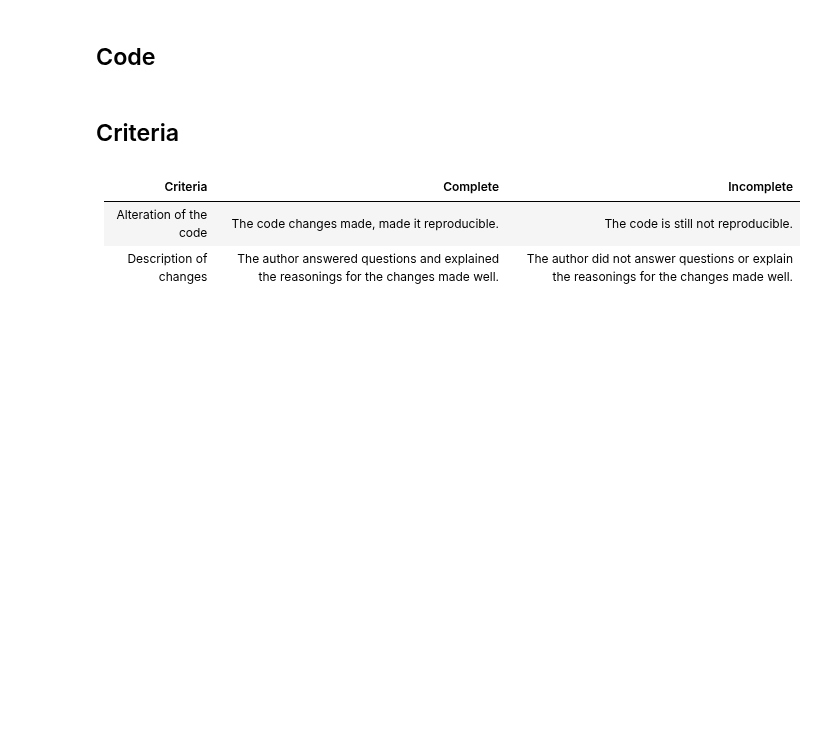
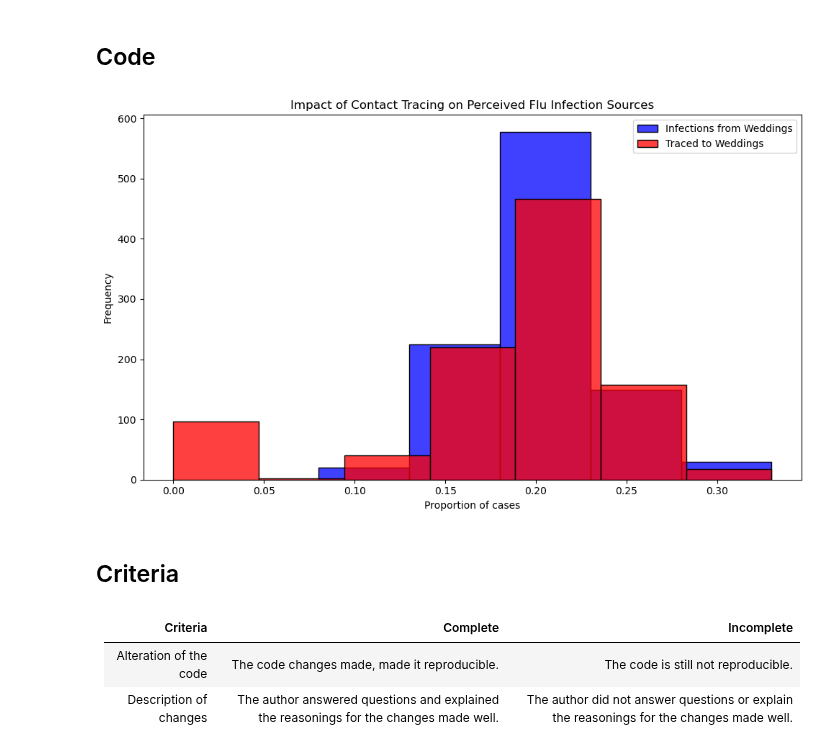
Before and after one commit to UofT-DSI/sampling, a Jupyter notebook: 02_activities/assignments/a1_sampling_and_reproducibility.ipynb, the cells around one changed output. Saved outputs shown, nothing was run; the diff lists cells and outputs as text; code cells hidden in the pictures; blank space fills up the shorter version.

```diff
--- a/02_activities/assignments/a1_sampling_and_reproducibility.ipynb
+++ b/02_activities/assignments/a1_sampling_and_reproducibility.ipynb
@@ -24,6 +48,10 @@ import seaborn as sns
 # these deprecations. Always consider reviewing and removing this suppression after significant library updates.
 import warnings
 warnings.simplefilter(action='ignore', category=FutureWarning)
+
+# Set random seed for reproducibility (Q3)
+np.random.seed(42)
+
 
 # Constants representing the parameters of the model
 ATTACK_RATE = 0.10
@@ -66,34 +94,38 @@ def simulate_event(m):
   # Secondary contact tracing based on event attendance
   event_trace_counts = ppl[ppl['traced'] == True]['event'].value_counts()
   events_traced = event_trace_counts[event_trace_counts >= SECONDARY_TRACE_THRESHOLD].index
   ppl.loc[ppl['event'].isin(events_traced) & ppl['infected'], 'traced'] = True
 
   # Calculate proportions of infections and traces attributed to each event type
   ppl['event_type'] = ppl['event'].str[0]  # 'w' for wedding, 'b' for brunch
   wedding_infections = sum(ppl['infected'] & (ppl['event_type'] == 'w'))
   brunch_infections = sum(ppl['infected'] & (ppl['event_type'] == 'b'))
   p_wedding_infections = wedding_infections / (wedding_infections + brunch_infections)
 
   wedding_traces = sum(ppl['infected'] & ppl['traced'] & (ppl['event_type'] == 'w'))
   brunch_traces = sum(ppl['infected'] & ppl['traced'] & (ppl['event_type'] == 'b'))
   p_wedding_traces = wedding_traces / (wedding_traces + brunch_traces)
 
   return p_wedding_infections, p_wedding_traces
 
 # Run the simulation 1000 times
-results = 1[simulate_event(m) for m in range(1000)]
+results = [simulate_event(m) for m in range(1000)]
+#results = [simulate_event(m) for m in range(10)]
+#results = [simulate_event(m) for m in range(100)]
 props_df = pd.DataFrame(results, columns=["Infections", "Traces"])
 
 # Plotting the results
 plt.figure(figsize=(10, 6))
 sns.histplot(props_df['Infections'], color="blue", alpha=0.75, binwidth=0.05, kde=False, label='Infections from Weddings')
 sns.histplot(props_df['Traces'], color="red", alpha=0.75, binwidth=0.05, kde=False, label='Traced to Weddings')
 plt.xlabel("Proportion of cases")
 plt.ylabel("Frequency")
 plt.title("Impact of Contact Tracing on Perceived Flu Infection Sources")
 plt.legend()
 plt.tight_layout()
 plt.show()
+# %% [output]
+[figure, added]
 # %% [markdown]
 ## Criteria
 # %% [markdown]
```
Also changed, not shown: parts of 3 cells of this notebook.
